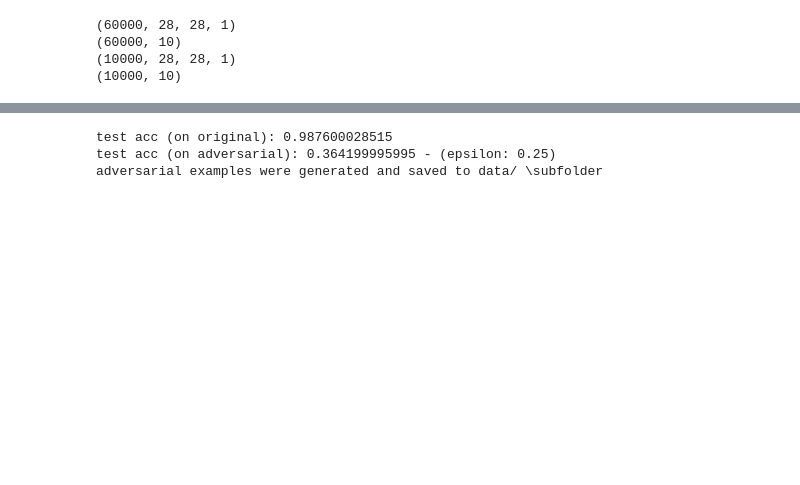
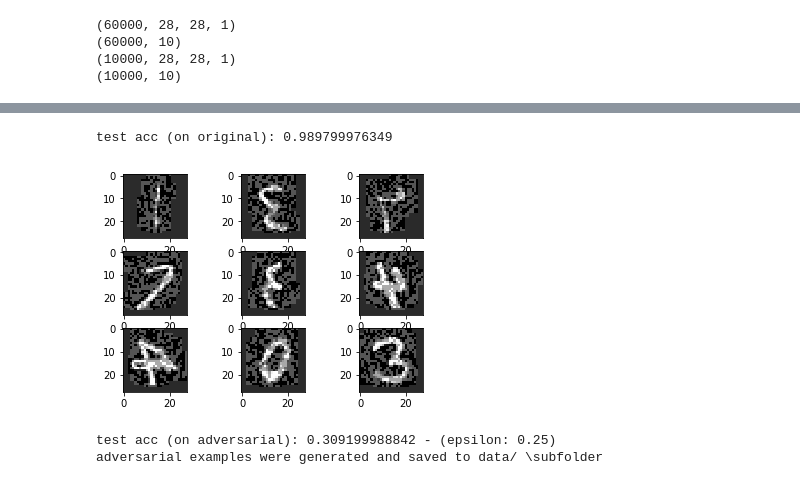
Before and after one commit to rabinaphuyel/REU-2019, a Jupyter notebook: rabina.ipynb, the cells around one changed output, grey strips where cells are left out. Cells and saved outputs as stored; diff of their text form; code cells hidden in the pictures; blank space fills up the shorter version.

```diff
--- a/rabina.ipynb
+++ b/rabina.ipynb
@@ -190,0 +177,26 @@ test acc: 98.7600028515
+# %%
+# Load the trained model
+model = load_model("data/mnist_horizontalflip_cnn.h5")
+
+_, acc = model.evaluate(X_test, Y_test, batch_size = BATCH_SIZE, verbose = 0)
+print ('test acc: {}'.format(100 * acc))
+#calculating confidence
+pred_prob = model.predict(X_test)
+pred_label = np.argmax(pred_prob, axis = 1)
+conf = np.max(pred_prob, axis = 1)
+true_labels = np.argmax(Y_test,axis=1)
+confidence = 0
+error_conf = 0
+num_tests = len(pred_prob)
+for i in range(num_tests):
+    if (true_labels[i] == pred_label[i]):
+        confidence += np.max(pred_prob[i])
+    else:
+        error_conf+= np.max(pred_prob[i])
+total_samples = (confidence + error_conf)
+print("totalsamples:" + str(total_samples))
+print("predicate class: {}, confidence: {}, missclassified: {} ".format(pred_label, confidence, error_conf))
+averageconf = (100 * confidence/ total_samples)
+missclassified = (100 * error_conf/ total_samples)
+print("misconf: " + str(missclassified))
+print("confidence: " + str(averageconf))
@@ -221,43 +245,44 @@ x = tf.placeholder(tf.float32, shape = (None,) + X_test.shape[1:])
 y = tf.placeholder(tf.float32, shape = (None,) + Y_test.shape[1:])
 
 # load model
-model = load_model("data/mnist_samplewise_std_normalization_cnn.h5")
+model = load_model("data/mnist_cnn.h5")
 
 # model accuracy
 _, acc_original = model.evaluate(X_test, Y_test, batch_size = BATCH_SIZE, verbose = 0)
 print('test acc (on original): {}'.format(acc_original))
 
 # symbolic fgsm
 epsilon = 0.25
 x_adv = fgsm(x, model(x), epsilon = epsilon, y = y)
 
 # craft adversarial examples
 X_adv, = batch_eval(sess, [x, y], [x_adv], [X_test, Y_test], batch_size = BATCH_SIZE)
 # define data preparation
-'''datagen = ImageDataGenerator(samplewise_std_normalization = True)
+datagen = ImageDataGenerator(horizontal_flip= True)
 # fit parameters from data
 datagen.fit(X_adv)
 # configure batch size and retrieve one batch of images
 for X_batch, y_batch in datagen.flow(X_adv, Y_test, batch_size=9):
     # create a grid of 3x3 image
     for i in range(0, 9):
         plt.subplot(330 + 1 + i)
         plt.imshow(X_batch[i].reshape(28, 28), cmap=plt.get_cmap('gray'))
     # show the plot
     plt.show()
-    break'''
+    break
 # test accuracy on adversarial examples
 _, acc_adv = model.evaluate(X_adv, Y_test, batch_size = BATCH_SIZE, verbose = 0)
 print ('test acc (on adversarial): {} - (epsilon: {})'.format(acc_adv, epsilon))
 
 # save the generated adversarial examples
 np.save("data/adv_mnist_fgsm_eps25.npy", X_adv)
 print('adversarial examples were generated and saved to data/ \subfolder')
 #sess.close()
 # %% [output]
-test acc (on original): 0.987600028515
-test acc (on adversarial): 0.364199995995 - (epsilon: 0.25)
-adversarial examples were generated and saved to data/ \subfolder
+test acc (on original): 0.989799976349
+[figure, added]
+test acc (on adversarial): 0.309199988842 - (epsilon: 0.25)
+adversarial examples were generated and saved to data/ \subfolder
 # %%
 # Error Rate
 # 1. load the model
```
Also changed, not shown: parts of 7 cells of this notebook.
